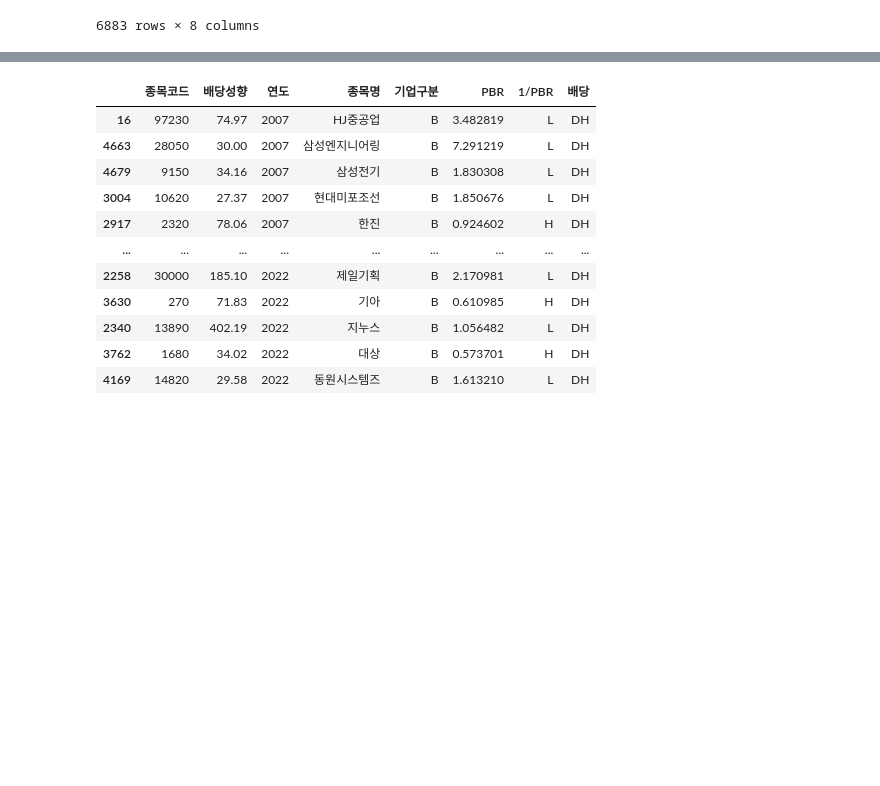
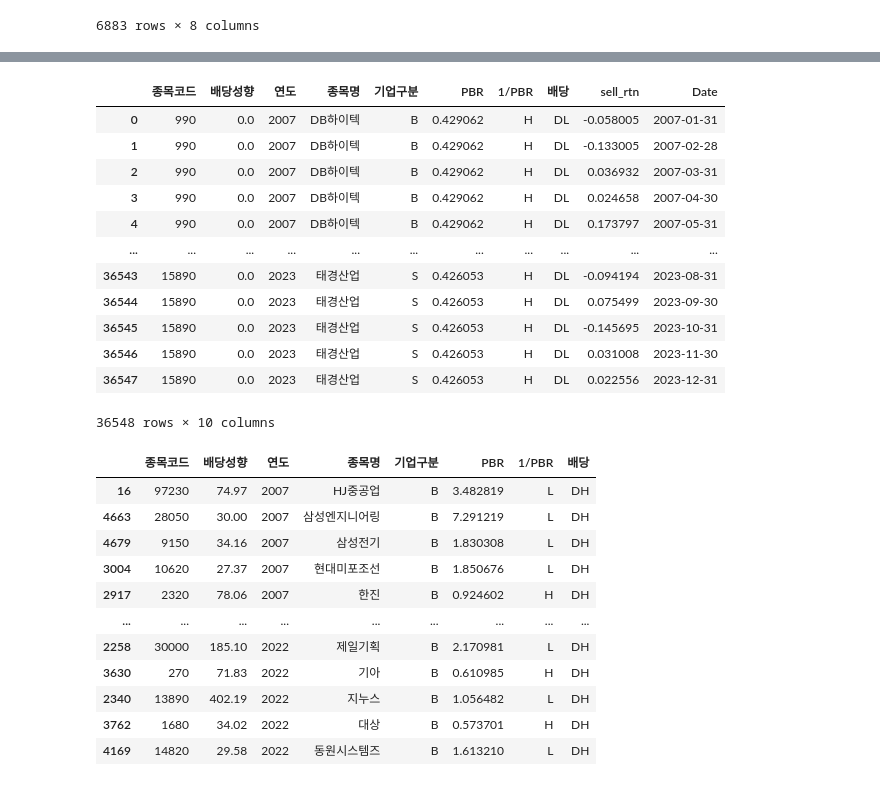
Before and after one commit to minxzzy/hackathon, a Jupyter notebook: realData.ipynb, the cells around one changed output, grey strips where cells are left out. Saved outputs shown, nothing was run; the diff lists cells and outputs as text; code cells hidden in the pictures; blank space fills up the shorter version.

```diff
--- a/realData.ipynb
+++ b/realData.ipynb
@@ -118,6 +134,22 @@ HDH = firm_data.loc[(firm_data['1/PBR'] == 'H') & (firm_data['배당'] == 'DH')]
 HDL = firm_data.loc[(firm_data['1/PBR'] == 'H') & (firm_data['배당'] == 'DL')].sort_values('연도')
 LDH = firm_data.loc[(firm_data['1/PBR'] == 'L') & (firm_data['배당'] == 'DH')].sort_values('연도')
 LDL = firm_data.loc[(firm_data['1/PBR'] == 'L') & (firm_data['배당'] == 'DL')].sort_values('연도')
+# %%
+HDL
+# %% [output]
+|  | 종목코드 | 배당성향 | 연도 | 종목명 | 기업구분 | PBR | 1/PBR | 배당 | sell_rtn | Date |
+| 0 | 990 | 0.0 | 2007 | DB하이텍 | B | 0.429062 | H | DL | -0.058005 | 2007-01-31 |
+| 1 | 990 | 0.0 | 2007 | DB하이텍 | B | 0.429062 | H | DL | -0.133005 | 2007-02-28 |
+| 2 | 990 | 0.0 | 2007 | DB하이텍 | B | 0.429062 | H | DL | 0.036932 | 2007-03-31 |
+| 3 | 990 | 0.0 | 2007 | DB하이텍 | B | 0.429062 | H | DL | 0.024658 | 2007-04-30 |
+| 4 | 990 | 0.0 | 2007 | DB하이텍 | B | 0.429062 | H | DL | 0.173797 | 2007-05-31 |
+| ... | ... | ... | ... | ... | ... | ... | ... | ... | ... | ... |
+| 36543 | 15890 | 0.0 | 2023 | 태경산업 | S | 0.426053 | H | DL | -0.094194 | 2023-08-31 |
+| 36544 | 15890 | 0.0 | 2023 | 태경산업 | S | 0.426053 | H | DL | 0.075499 | 2023-09-30 |
+| 36545 | 15890 | 0.0 | 2023 | 태경산업 | S | 0.426053 | H | DL | -0.145695 | 2023-10-31 |
+| 36546 | 15890 | 0.0 | 2023 | 태경산업 | S | 0.426053 | H | DL | 0.031008 | 2023-11-30 |
+| 36547 | 15890 | 0.0 | 2023 | 태경산업 | S | 0.426053 | H | DL | 0.022556 | 2023-12-31 |
+36548 rows × 10 columns
 # %%
 BDH = firm_data.loc[(firm_data['기업구분'] == 'B') & (firm_data['배당'] == 'DH')].sort_values('연도')
 BDL = firm_data.loc[(firm_data['기업구분'] == 'B') & (firm_data['배당'] == 'DL')].sort_values('연도')
```
Also changed, not shown: parts of 16 cells of this notebook.
